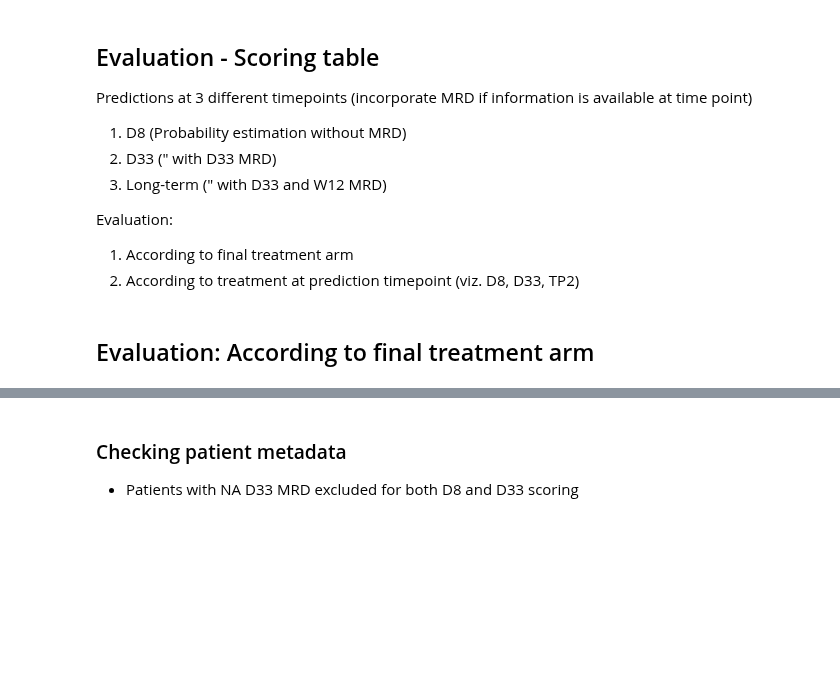
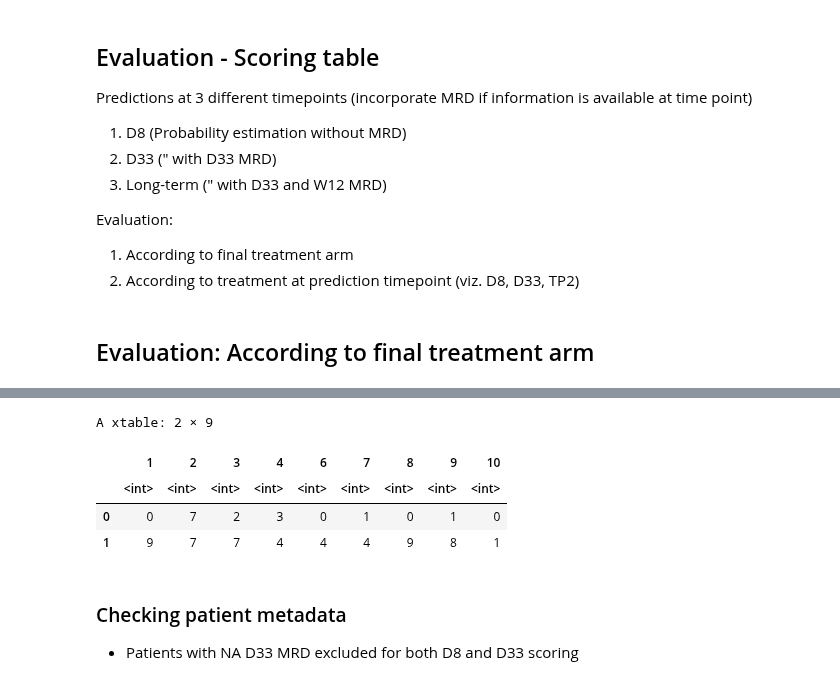
Before and after one commit to dblux/relapse_prediction, a Jupyter notebook: ipynb/evaluation/barchart.ipynb, the cells around one changed output, grey strips where cells are left out. Cells and saved outputs as stored; diff of their text form; code cells hidden in the pictures; blank space fills up the shorter version.

```diff
--- a/ipynb/evaluation/barchart.ipynb
+++ b/ipynb/evaluation/barchart.ipynb
@@ -192,3 +216,15 @@ pred_tp2 <- score_predictions(p_tp2, metadata_pid, scoring_table, "score_3")
+# %%
+pred_distr <- table(subset(
+  pred_y_d33, select = c('score', 'batch_info')
+))
+# %%
+xtable(pred_distr)
+# %% [output]
+A xtable: 2 × 9
+|  | 1 | 2 | 3 | 4 | 6 | 7 | 8 | 9 | 10 |
+|  | <int> | <int> | <int> | <int> | <int> | <int> | <int> | <int> | <int> |
+| 0 | 0 | 7 | 2 | 3 | 0 | 1 | 0 | 1 | 0 |
+| 1 | 9 | 7 | 7 | 4 | 4 | 4 | 9 | 8 | 1 |
 # %% [markdown]
 ### Checking patient metadata
 - Patients with NA D33 MRD excluded for both D8 and D33 scoring
```
Also changed, not shown: parts of 7 cells of this notebook, 3 other files.
